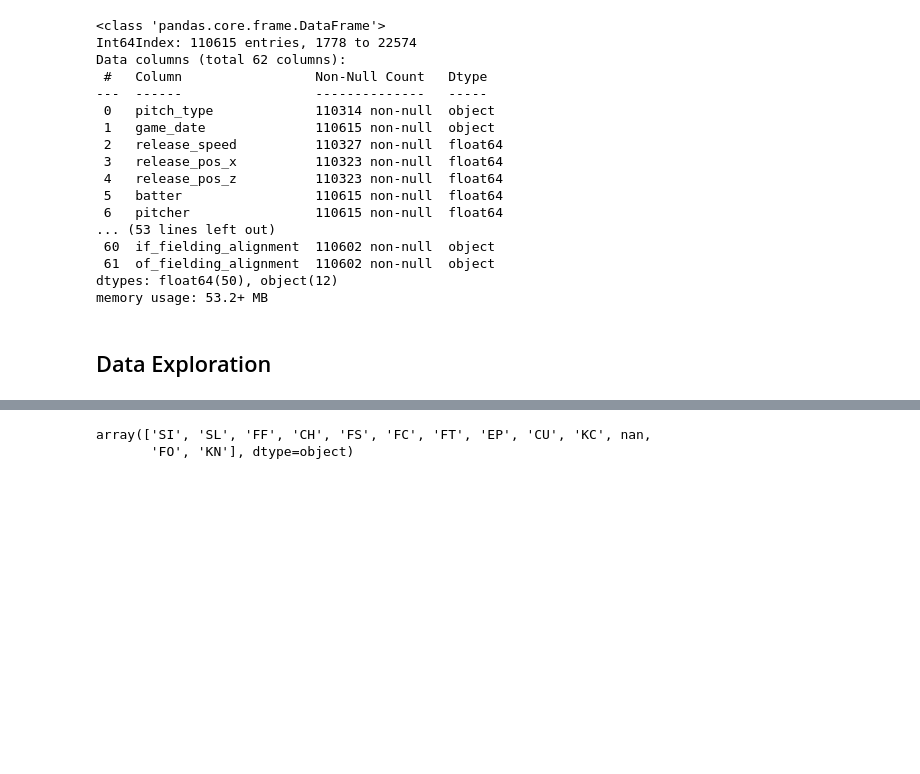
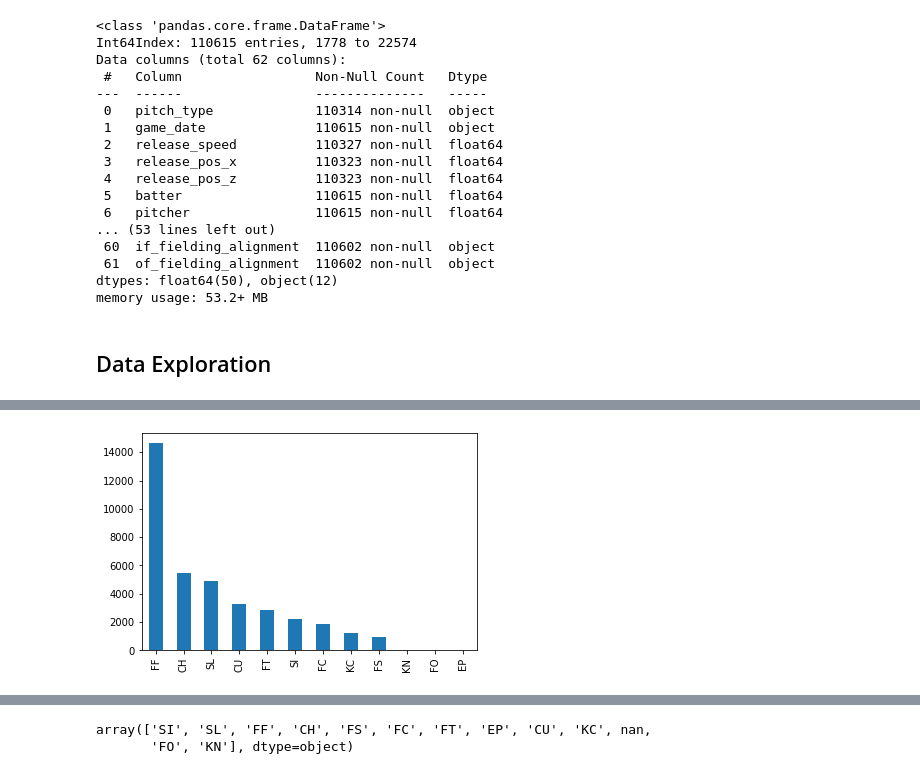
Before and after one commit to lligon4/Capstone2_Project, a Jupyter notebook: CS2_Exploratory_Data_Analysis.ipynb, the cells around one changed output, grey strips where cells are left out. Cells and saved outputs as stored; diff of their text form; code cells hidden in the pictures; blank space fills up the shorter version.

```diff
--- a/CS2_Exploratory_Data_Analysis.ipynb
+++ b/CS2_Exploratory_Data_Analysis.ipynb
@@ -46,0 +127,5 @@ memory usage: 53.2+ MB
+# %%
+data_RtoL = data[(data['p_throws'] == 'R') & (data['stand'] == 'L')]
+data_RtoL.pitch_type.value_counts().plot(kind='bar');
+# %% [output]
+[figure, added]
```
Also changed, not shown: parts of 94 cells of this notebook.
